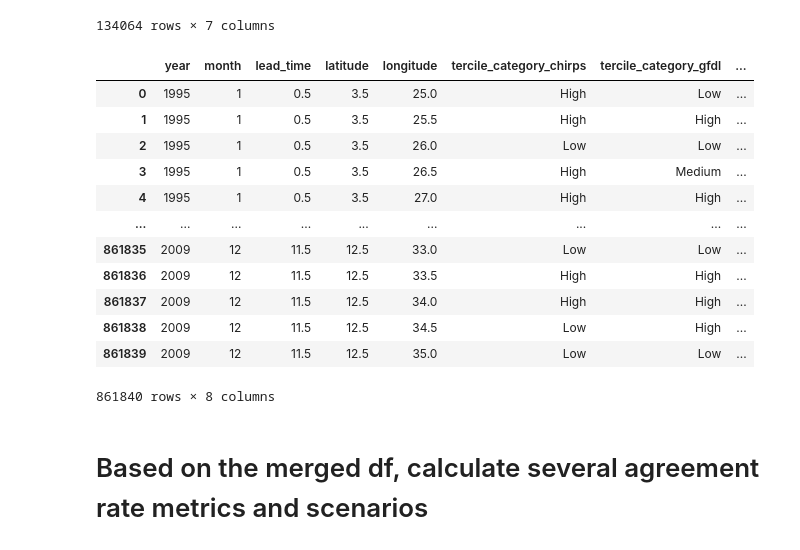
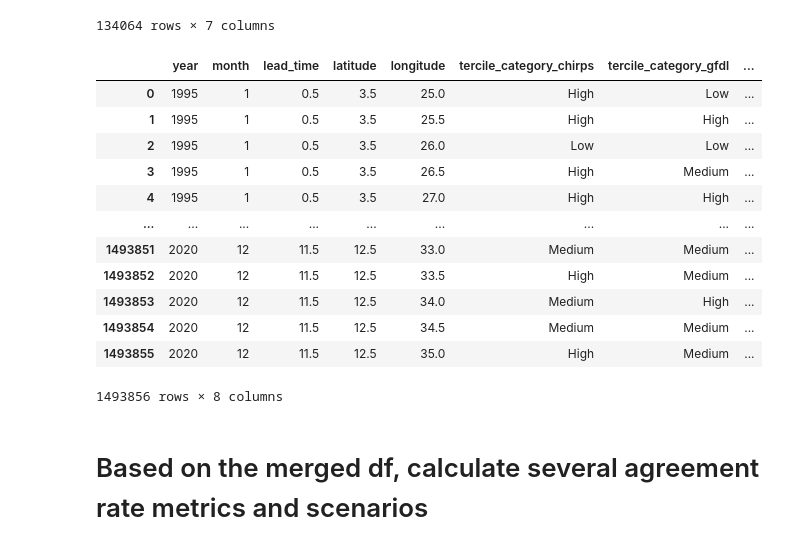
Before and after one commit to yatli24/CHC, a Jupyter notebook: Jupyter notebooks/Tercile_Hit_Rate.ipynb, the cells around one changed output. Cells and saved outputs as stored; diff of their text form; code cells hidden in the pictures.

```diff
--- a/Jupyter notebooks/Tercile_Hit_Rate.ipynb
+++ b/Jupyter notebooks/Tercile_Hit_Rate.ipynb
@@ -254,7 +254,7 @@ import pandas as pd
 import numpy as np
 
 # Define years, months, and lead times
-years = np.arange(1995, 2010)
+years = np.arange(1995, 2021)
 months = np.arange(1, 13)
 lead_times = np.arange(0.5, 12.5, 1)
 latitude = np.arange(3.5, 13, 0.5)
@@ -263,39 +263,39 @@ longitude = np.arange(25, 35.5, 0.5)
 # Define tercile categories
 tercile_categories = ["Low", "Medium", "High"]
 
 # Create the example DataFrame
 np.random.seed(42)
 data = []
 for year in years:
     for month in months:
         for lead_time in lead_times:
           for lat in latitude:
             for lon in longitude:
               tercile_chirps = np.random.choice(tercile_categories)
               tercile_gfdl = np.random.choice(tercile_categories)
               data.append([year, month, lead_time, lat, lon, tercile_chirps, tercile_gfdl])
 
 df = pd.DataFrame(data, columns=["year", "month", "lead_time", 'latitude', 'longitude', "tercile_category_chirps", "tercile_category_gfdl"])
 
 # see if there is agreement
 df["agreement_rate"] = df["tercile_category_chirps"] == df["tercile_category_gfdl"]
 
 # view the example merged df
 df
 # %% [output]
 |  | year | month | lead_time | latitude | longitude | tercile_category_chirps | tercile_category_gfdl | ... |
 | 0 | 1995 | 1 | 0.5 | 3.5 | 25.0 | High | Low | ... |
 | 1 | 1995 | 1 | 0.5 | 3.5 | 25.5 | High | High | ... |
 | 2 | 1995 | 1 | 0.5 | 3.5 | 26.0 | Low | Low | ... |
 | 3 | 1995 | 1 | 0.5 | 3.5 | 26.5 | High | Medium | ... |
 | 4 | 1995 | 1 | 0.5 | 3.5 | 27.0 | High | High | ... |
 | ... | ... | ... | ... | ... | ... | ... | ... | ... |
-| 861835 | 2009 | 12 | 11.5 | 12.5 | 33.0 | Low | Low | ... |
-| 861836 | 2009 | 12 | 11.5 | 12.5 | 33.5 | High | High | ... |
-| 861837 | 2009 | 12 | 11.5 | 12.5 | 34.0 | High | High | ... |
-| 861838 | 2009 | 12 | 11.5 | 12.5 | 34.5 | Low | High | ... |
-| 861839 | 2009 | 12 | 11.5 | 12.5 | 35.0 | Low | Low | ... |
+| 1493851 | 2020 | 12 | 11.5 | 12.5 | 33.0 | Medium | Medium | ... |
+| 1493852 | 2020 | 12 | 11.5 | 12.5 | 33.5 | High | Medium | ... |
+| 1493853 | 2020 | 12 | 11.5 | 12.5 | 34.0 | Medium | High | ... |
+| 1493854 | 2020 | 12 | 11.5 | 12.5 | 34.5 | Medium | Medium | ... |
+| 1493855 | 2020 | 12 | 11.5 | 12.5 | 35.0 | High | Medium | ... |
-861840 rows × 8 columns
+1493856 rows × 8 columns
 # %% [markdown]
 # Based on the merged df, calculate several agreement rate metrics and scenarios
 # %%
```
Also changed, not shown: parts of 6 cells of this notebook.
